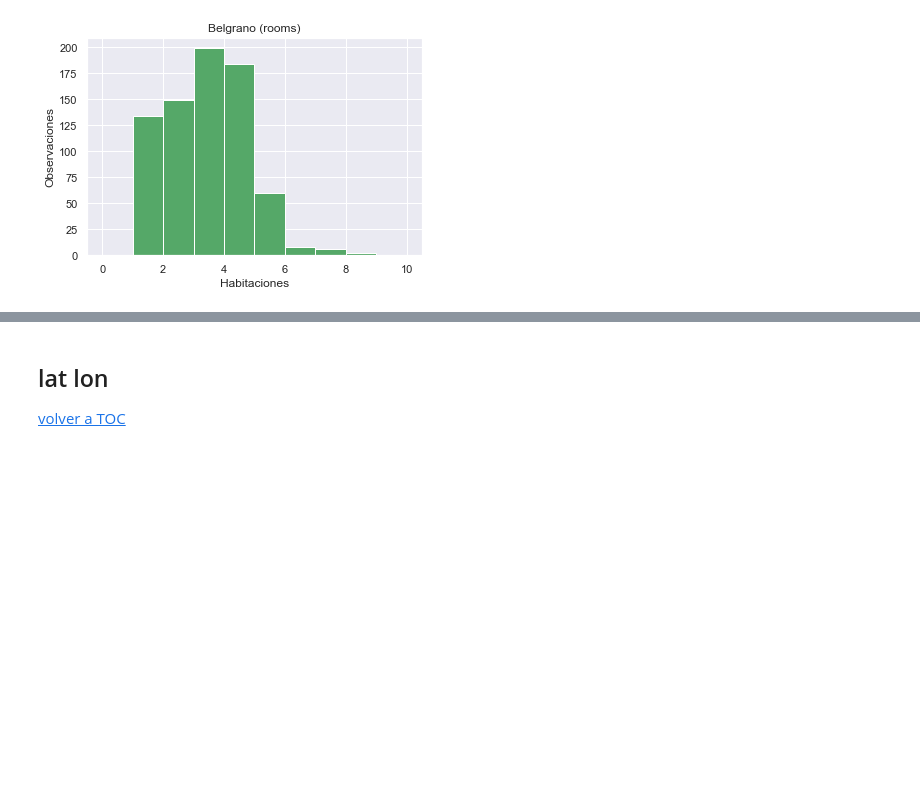
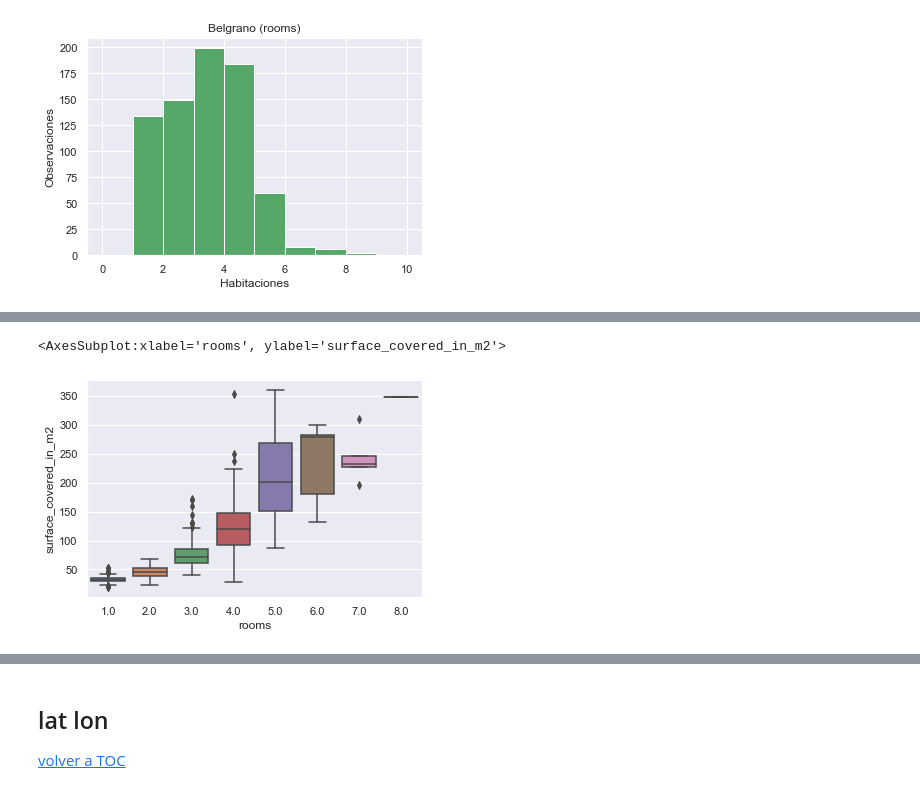
Before and after one commit to carlachka/grupo2dh, a Jupyter notebook: ws1/notebooks/belgrano.ipynb, the cells around one changed output, grey strips where cells are left out. Cells and saved outputs as stored; diff of their text form; code cells hidden in the pictures; blank space fills up the shorter version.

```diff
--- a/ws1/notebooks/belgrano.ipynb
+++ b/ws1/notebooks/belgrano.ipynb
@@ -1204,3 +1204,5 @@ rooms
 7.0             NaN
 8.0             NaN
 Name: expenses, dtype: float64
+# %%
+bel_pm2_scm2['expenses'].fillna(bel_pm2_scm2.groupby(['place_name','rooms'])['expenses'].transform('mean'),inplace=True)
@@ -1240,0 +1320,6 @@ plt.show()
+# %%
+bins = [19, 34, 46, 76, 124, 213, 234, 243, 362]
+labels = ['1','2', '3', '4', '5', '6', '7', '8']
+
+cuartos_belgrano = pd.cut(bel_pm2_scm2.surface_covered_in_m2, bins = bins, labels = labels)
+bel_pm2_scm2['division'] = cuartos_belgrano
@@ -1241,2 +1403,7 @@ plt.show()
+# %%
+sns.boxplot(x='rooms', y='surface_covered_in_m2', data=bel_pm2_scm2)
+# %% [output]
+<AxesSubplot:xlabel='rooms', ylabel='surface_covered_in_m2'>
+[figure, added]
 # %%
 bel_clean[bel_clean['rooms']>5].count()
```
Also changed, not shown: parts of 30 cells of this notebook.
